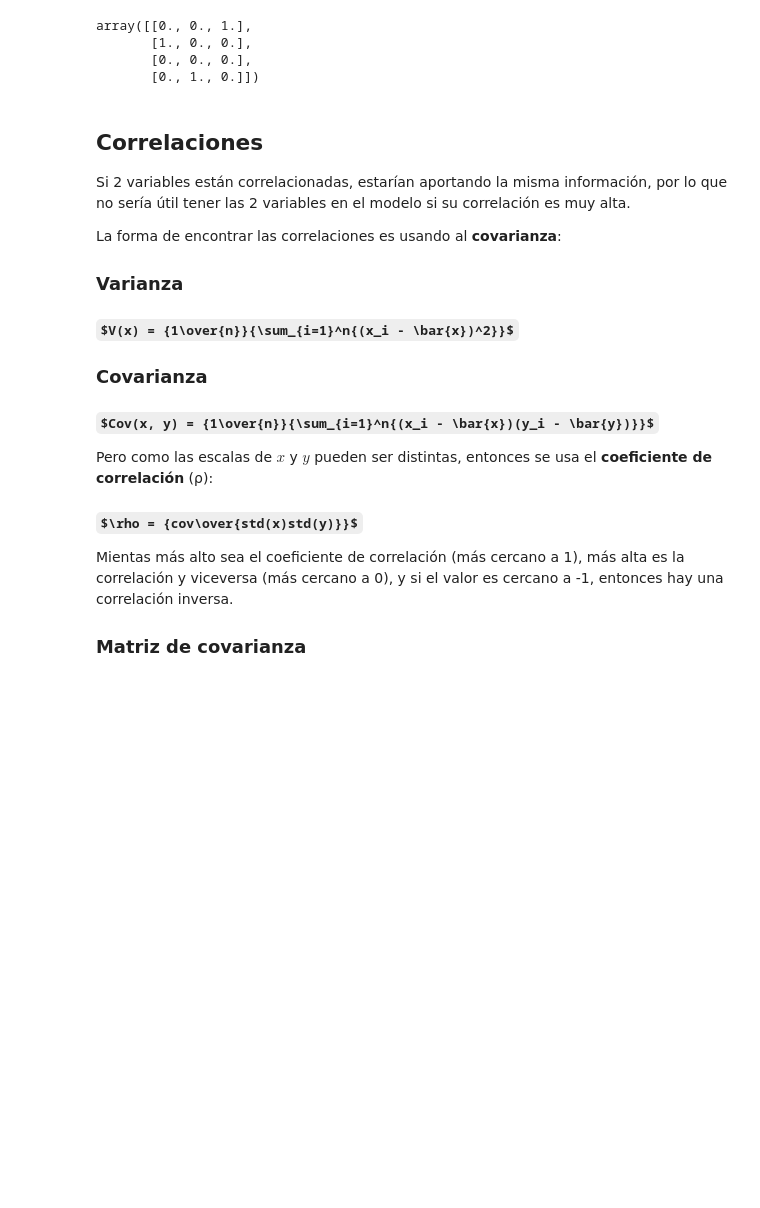
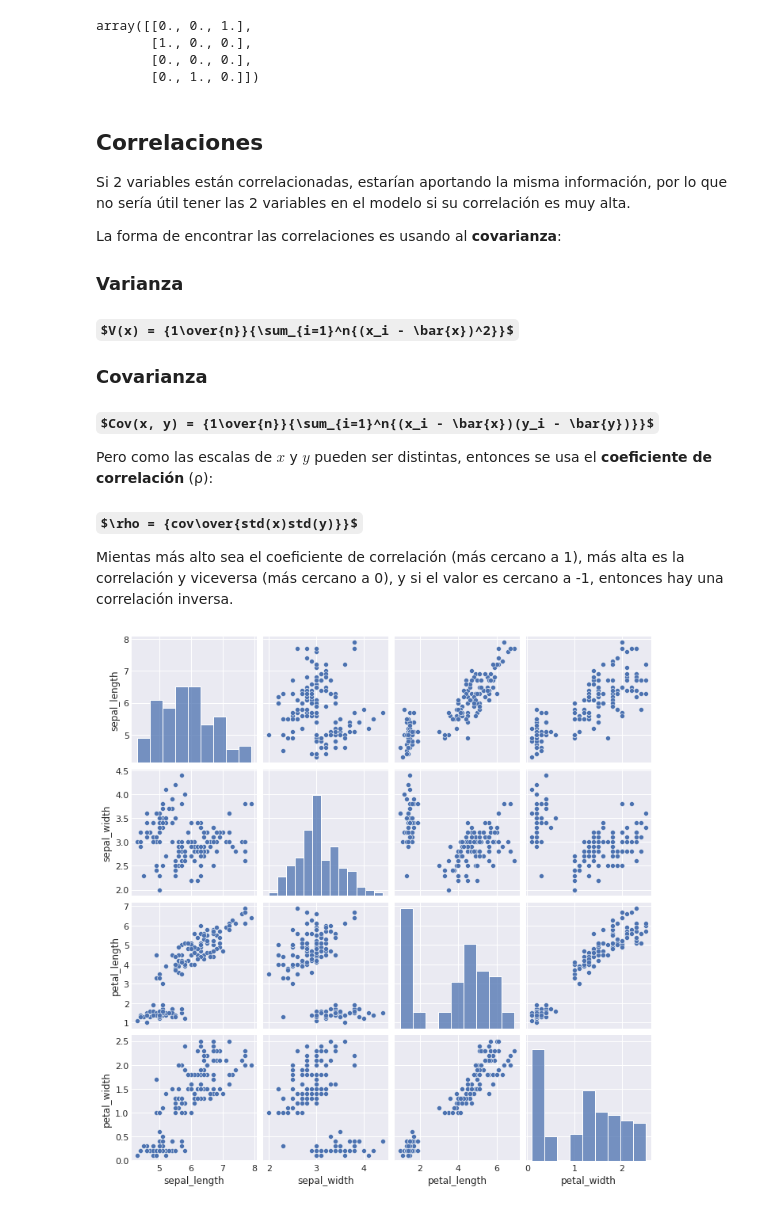
Before and after one commit to luiscib3r/Curso-de-Data-Science, a Jupyter notebook: 01 Estadística descriptiva.ipynb, the cells around one changed output. Drawn from its saved outputs; the diff is of its cells as text; code cells hidden in the pictures; some formulas as TeX source; blank space fills up the shorter version.

Commit message:
Matriz de correlacion

```diff
--- a/01 Estadística descriptiva.ipynb
+++ b/01 Estadística descriptiva.ipynb
@@ -700,5 +700,11 @@ Pero como las escalas de $x$ y $y$ pueden ser distintas, entonces se usa el **co
 #### $\rho = {cov\over{std(x)std(y)}}$
 
 Mientas más alto sea el coeficiente de correlación (más cercano a 1), más alta es la correlación y viceversa (más cercano a 0), y si el valor es cercano a -1, entonces hay una correlación inversa.
-
-### Matriz de covarianza
+# %%
+iris = sns.load_dataset('iris')
+# %%
+sns.pairplot(iris)
+
+plt.show()
+# %% [output]
+[figure, added]
```
Also changed, not shown: parts of 6 cells of this notebook.
